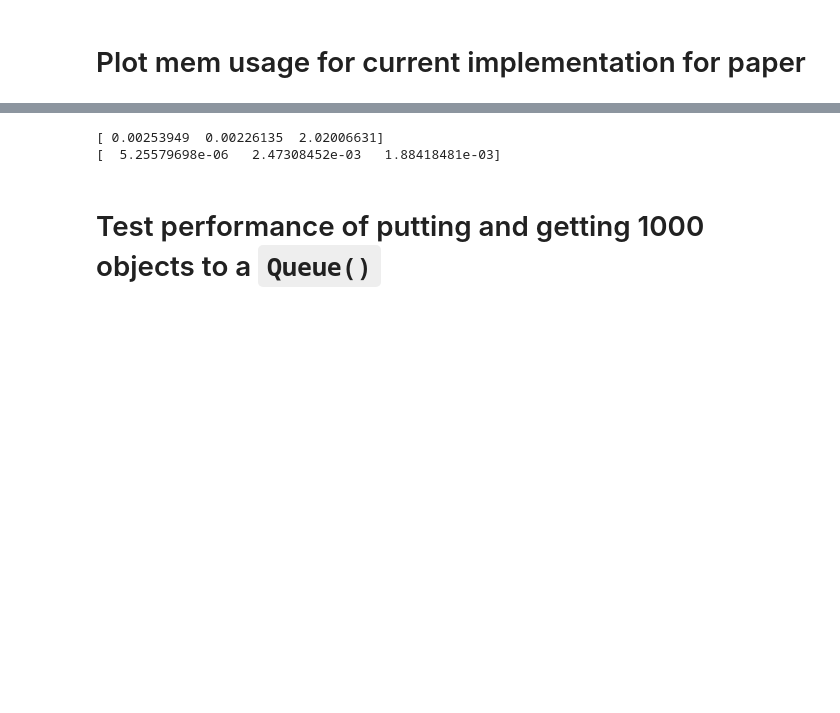
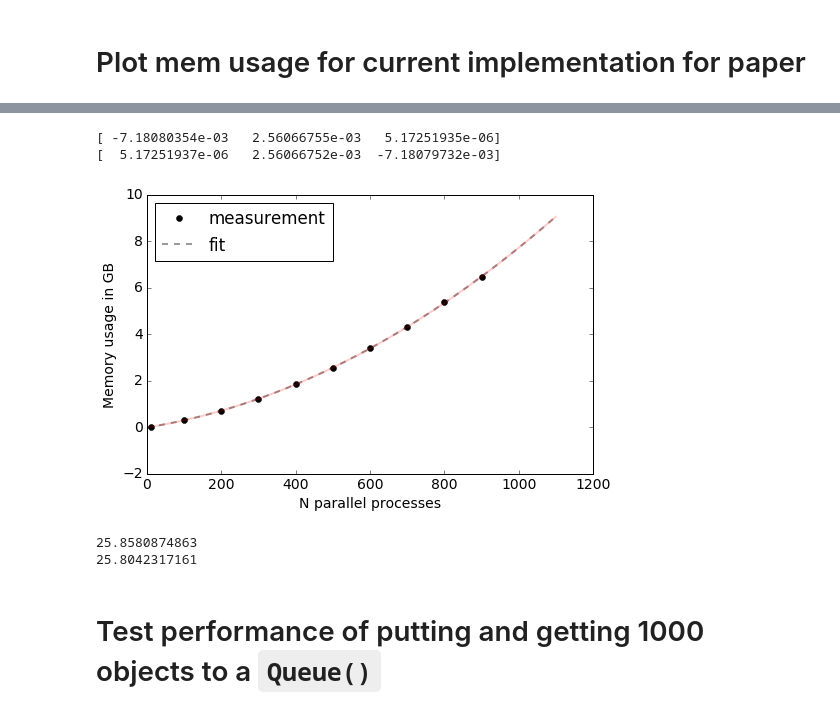
Before and after one commit to cchwala/pySNMPdaq, a Jupyter notebook: testing pySNMPdaq memory footprint.ipynb, the cells around one changed output, grey strips where cells are left out. Saved outputs shown, nothing was run; the diff lists cells and outputs as text; code cells hidden in the pictures; blank space fills up the shorter version.

```diff
--- a/testing pySNMPdaq memory footprint.ipynb
+++ b/testing pySNMPdaq memory footprint.ipynb
@@ -71,7 +71,7 @@ ylabel('Memory usage in GB');
 # %%
 from scipy.optimize import curve_fit
 def f(N_proc, a, b, c):
-    mem_GB = N_proc*a+(b*N_proc)**c
+    mem_GB = a+b*N_proc+c*N_proc**2
     return mem_GB
 
 fig, ax = subplots(figsize=(8,5))
@@ -83,7 +83,7 @@ for name, group in grouped:
         popt, pcov = curve_fit(f,
                                group.N.values,
                                group.mem_during.values-group.mem_before.values,
-                               p0=(0.01, 0.01, 10))
+                               p0=(0.01, 0.01, 0.01))
         p = polyfit(group.N.values,
                                group.mem_during.values-group.mem_before.values,
                                deg=2)
@@ -94,7 +94,7 @@ ylabel('Memory usage in GB')
 Nvec=arange(1,1100)
 #ax.plot(Nvec, f(Nvec,  *popt), 'k--', alpha=0.4, label='$y=0.025\,x+0.023\,x^2$')
 ax.plot(Nvec, f(Nvec,  *popt), 'k--', alpha=0.4, label='fit')
-#ax.plot(Nvec, poly1d(p)(Nvec), 'r', alpha=0.2)
+ax.plot(Nvec, poly1d(p)(Nvec), 'r', alpha=0.2)
 ax.legend(loc=2, numpoints=1)
 print popt
 print p
@@ -105,5 +103,12 @@ savefig('../../Dropbox/misc/mem_usage_pySNMPdaq.png', dpi=300)
-[ 0.00253949  0.00226135  2.02006631]
-[  5.25579698e-06   2.47308452e-03   1.88418481e-03]
+[ -7.18080354e-03   2.56066755e-03   5.17251935e-06]
+[  5.17251937e-06   2.56066752e-03  -7.18079732e-03]
+[figure, added]
+# %%
+print f(2000, *popt)
+print poly1d(p)(2000)
+# %% [output]
+25.8580874863
+25.8042317161
 # %% [markdown]
 # Test performance of putting and getting 1000 objects to a `Queue()`
 # %%
```
Also changed, not shown: parts of 2 cells of this notebook, 4 other files.
